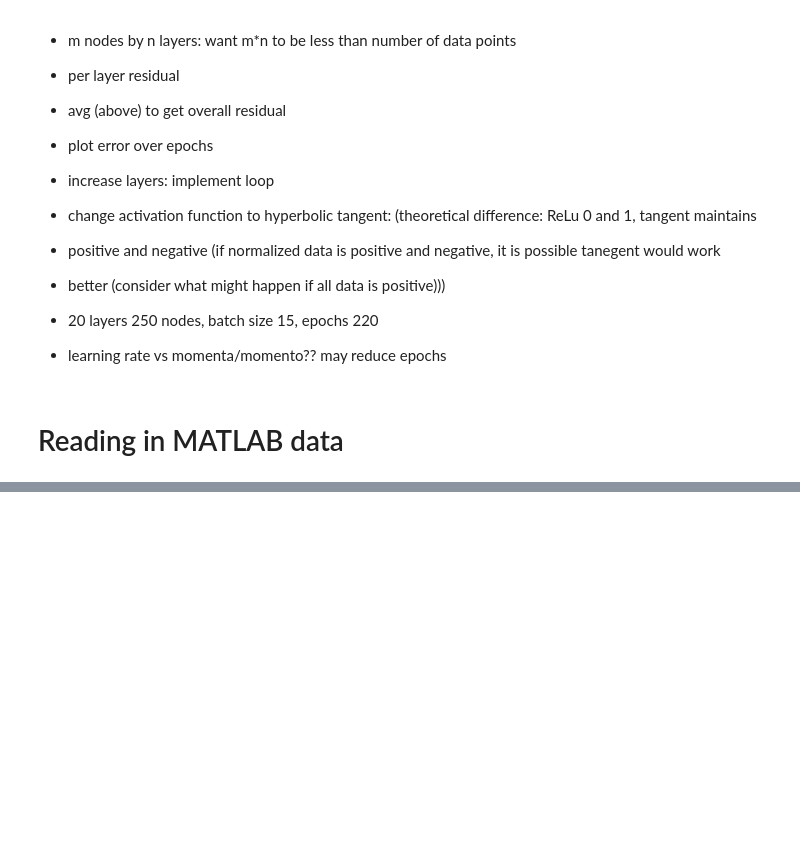
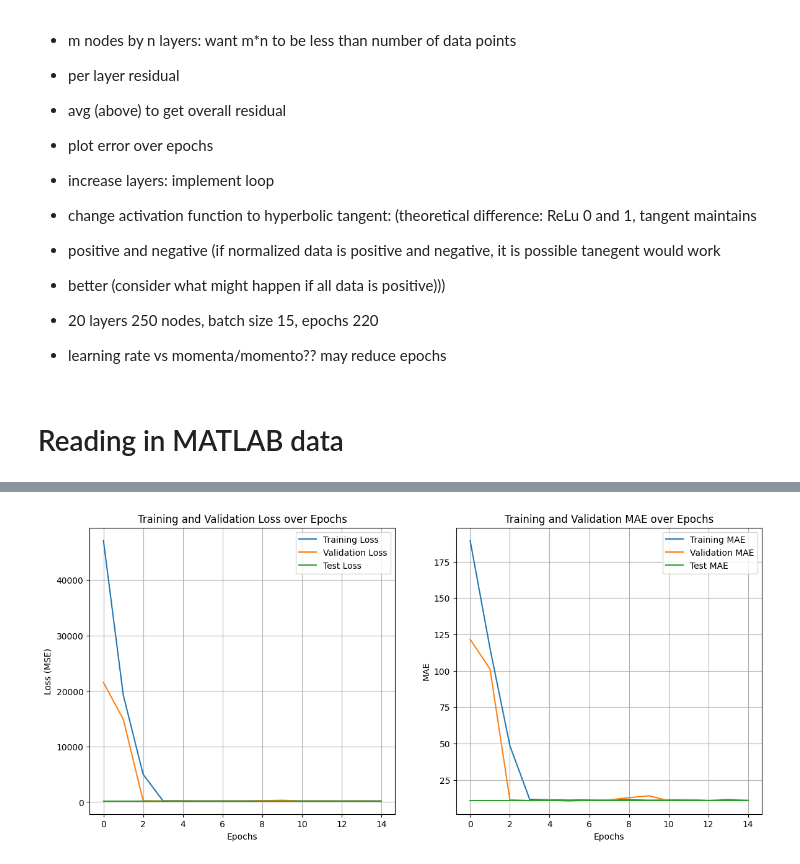
Before and after one commit to RiaTao/UNT-Thermography-24, a Jupyter notebook: NN.ipynb, the cells around one changed output, grey strips where cells are left out. Drawn from its saved outputs; the diff is of its cells as text; code cells hidden in the pictures; blank space fills up the shorter version.

Commit message:
Neural network for new MATLAB data

```diff
--- a/NN.ipynb
+++ b/NN.ipynb
@@ -218,0 +225,94 @@ array([[[354.47236864, 327.07393371, 372.70032716, ..., 366.1021491 ,
+# %%
+import scipy.io
+import numpy as np
+import tensorflow as tf
+import pandas as pd
+from sklearn.model_selection import train_test_split
+from sklearn.preprocessing import StandardScaler
+from tensorflow.keras.models import Sequential
+from tensorflow.keras.layers import Dense
+
+# Load MATLAB file
+mat = scipy.io.loadmat('../UNT-Thermography-24/fused_silica_data/data_GaN_8_15micron_1.mat')
+Temp_all = mat.get('T_GaN_random')
+temp_2d = Temp_all.reshape(10000, 10)
+temp_2d.shape
+
+Spectra_all = mat.get('Spectrum')
+spectra_2d = Spectra_all.reshape(10000, 71)
+spectra_2d.shape
+
+pd_spectra = pd.DataFrame(spectra_2d)
+pd_temp = pd.DataFrame(temp_2d)
+
+X = pd_spectra.iloc[0:10000]
+Y = pd_temp.iloc[0:10000]
+
+scaler = StandardScaler()
+X_scaled = scaler.fit_transform(X)
+
+X_scaled_df = pd.DataFrame(X_scaled)
+
+X_train, X_test, y_train, y_test = train_test_split(X_scaled_df, Y, test_size=0.2, random_state=1337)
+
+X_train, X_val, y_train, y_val = train_test_split(X_train, y_train, test_size=0.2, random_state=1337)
+
+
+# Define the model
+input_layer = keras.Input(shape=(X_train.shape[1],))
+
+model = keras.Sequential([input_layer,
+    Dense(128, activation='relu'),
+    Dense(64, activation='relu'),
+    Dense(32, activation='relu'),
+    Dense(10)
+])
+
+
+# Compile the model
+model.compile(optimizer='adam', loss='mse', metrics=['mae'])
+
+history = model.fit(X_train, y_train, epochs=15, batch_size=32, validation_data = [X_val, y_val])
+
+print(f"train_MSE: {history.history["loss"]}")
+print(f"train_MAE: {history.history.get("mae", None)}")
+
+# Evaluate the model on the validation set (separate call)
+validation_loss, validation_accuracy = model.evaluate(X_val, y_val)
+
+print(f"val_MSE: {validation_loss}, val_MAE: {validation_accuracy}")
+
+test_loss, test_mae = model.evaluate(X_test, y_test)
+
+print(f"test_MSE: {test_loss}, test_MAE: {test_mae}")
+
+history.history['test_loss'] = [test_loss] * len(history.history['loss'])
+history.history['test_mae'] = [test_mae] * len(history.history['mae'])
+
+# Plot training & validation loss and mae values
+plt.figure(figsize=(14, 6))
+
+# Plot training and validation loss
+plt.subplot(1, 2, 1)
+plt.plot(history.history["loss"], label='Training Loss')
+plt.plot(history.history["val_loss"], label='Validation Loss')
+plt.plot(history.history["test_loss"], label='Test Loss')
+plt.title('Training and Validation Loss over Epochs')
+plt.xlabel('Epochs')
+plt.ylabel('Loss (MSE)')
+plt.legend()
+plt.grid(True)
+
+# Plot training and validation MAE
+plt.subplot(1, 2, 2)
+plt.plot(history.history["mae"], label="Training MAE")
+plt.plot(history.history["val_mae"], label="Validation MAE")
+plt.plot(history.history["test_mae"], label="Test MAE")
+plt.title('Training and Validation MAE over Epochs')
+plt.xlabel('Epochs')
+plt.ylabel('MAE')
+plt.legend()
+plt.grid(True)
+
+plt.show()
+# %% [output]
@@ -218,0 +336 @@ array([[[354.47236864, 327.07393371, 372.70032716, ..., 366.1021491 ,
+[figure, added]
```
Also changed, not shown: parts of 6 cells of this notebook.
